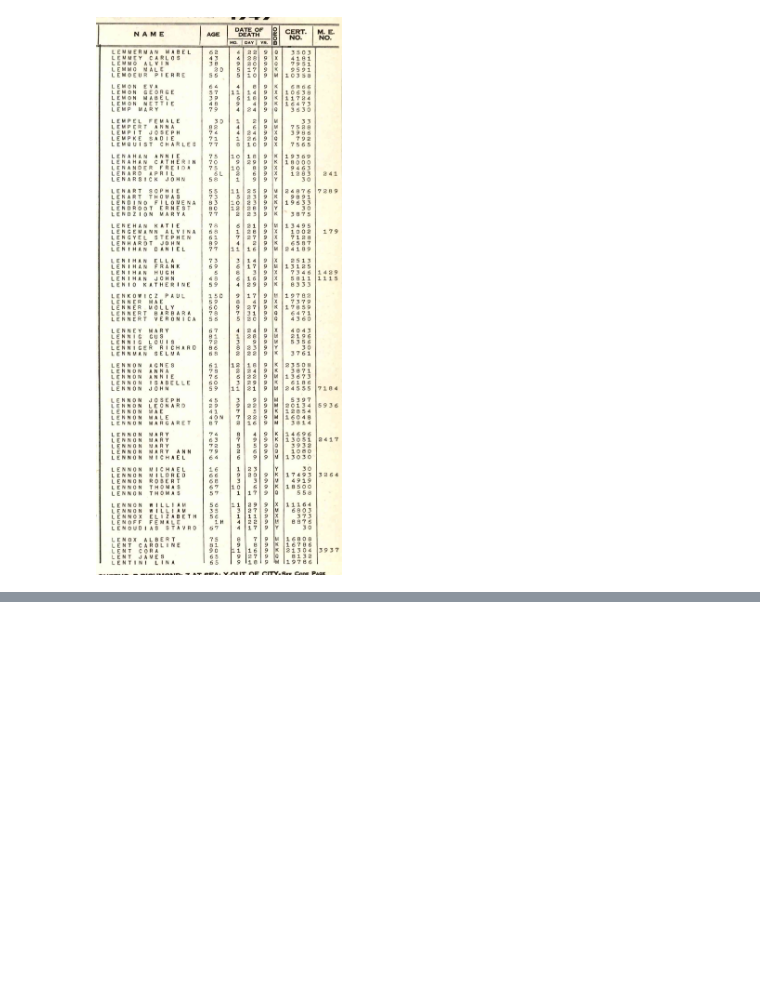
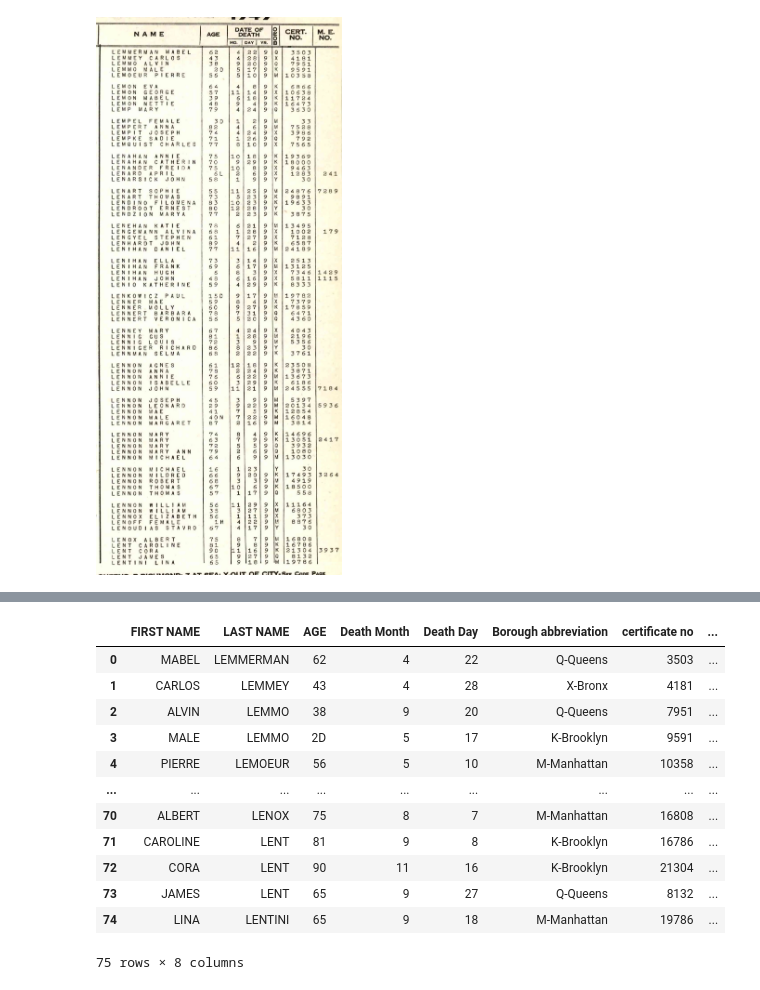
Before and after one commit to saracarl/colab_notebooks, a Jupyter notebook: NYCDeathIndex.ipynb, the cells around one changed output, grey strips where cells are left out. Saved outputs shown, nothing was run; the diff lists cells and outputs as text; code cells hidden in the pictures; blank space fills up the shorter version.

```diff
--- a/NYCDeathIndex.ipynb
+++ b/NYCDeathIndex.ipynb
@@ -80,0 +142,43 @@ display(Image('column2.jpg'))
+# %%
+# prompt: pretty print the csv in a human readable way
+
+import pandas as pd
+import io
+
+csv_data = response.text
+
+# --- Add this cleaning step ---
+# Split the string into lines
+lines = csv_data.strip().split('\n')
+
+# Remove the first and last lines if they look like markdown fencing
+lines = lines[1:] # Remove the first line
+
+lines = lines[:-1] # Remove the last line
+
+# Join the remaining lines back into a string
+cleaned_csv_data = '\n'.join(lines)
+
+# Read the cleaned CSV data into a pandas DataFrame
+df = pd.read_csv(io.StringIO(cleaned_csv_data))
+
+# Check if 'M. E. No' column exists before attempting to modify it
+if 'M. E. No' in df.columns:
+    df['M. E. No'] = df['M. E. No'].fillna('')
+
+# Display the DataFrame nicely
+display(df)
+# %% [output]
+|  | FIRST NAME | LAST NAME | AGE | Death Month | Death Day | Borough abbreviation | certificate no | ... |
+| 0 | MABEL | LEMMERMAN | 62 | 4 | 22 | Q-Queens | 3503 | ... |
+| 1 | CARLOS | LEMMEY | 43 | 4 | 28 | X-Bronx | 4181 | ... |
+| 2 | ALVIN | LEMMO | 38 | 9 | 20 | Q-Queens | 7951 | ... |
+| 3 | MALE | LEMMO | 2D | 5 | 17 | K-Brooklyn | 9591 | ... |
+| 4 | PIERRE | LEMOEUR | 56 | 5 | 10 | M-Manhattan | 10358 | ... |
+| ... | ... | ... | ... | ... | ... | ... | ... | ... |
+| 70 | ALBERT | LENOX | 75 | 8 | 7 | M-Manhattan | 16808 | ... |
+| 71 | CAROLINE | LENT | 81 | 9 | 8 | K-Brooklyn | 16786 | ... |
+| 72 | CORA | LENT | 90 | 11 | 16 | K-Brooklyn | 21304 | ... |
+| 73 | JAMES | LENT | 65 | 9 | 27 | Q-Queens | 8132 | ... |
+| 74 | LINA | LENTINI | 65 | 9 | 18 | M-Manhattan | 19786 | ... |
+75 rows × 8 columns
```
Also changed, not shown: parts of 11 cells of this notebook.
